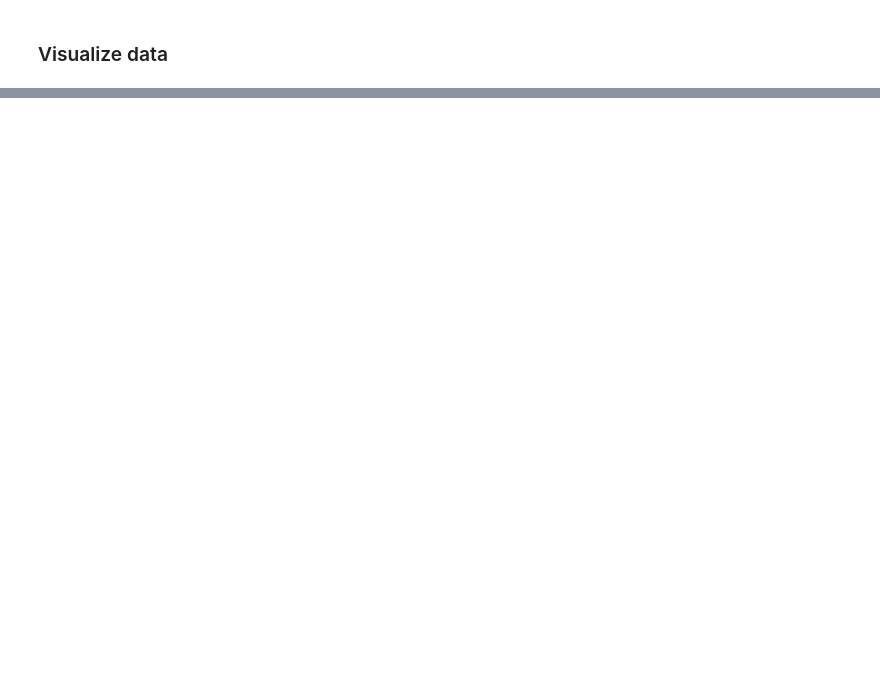
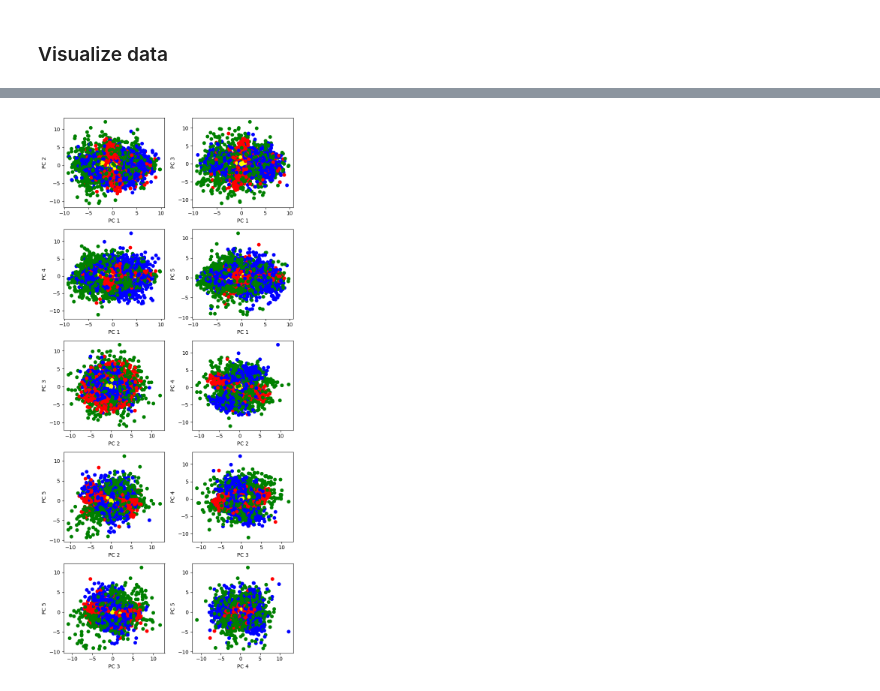
Before and after one commit to TiagoCAAmorim/machine_learning, a Jupyter notebook: Lista02/Lista02.ipynb, the cells around one changed output, grey strips where cells are left out. Cells and saved outputs as stored; diff of their text form; code cells hidden in the pictures; blank space fills up the shorter version.

```diff
--- a/Lista02/Lista02.ipynb
+++ b/Lista02/Lista02.ipynb
@@ -797,0 +831,4 @@ plt.show()
+# %%
+plot_reduced_data_subplots(X_raw, 5)
+# %% [output]
+[figure, added]
```
Also changed, not shown: parts of 13 cells of this notebook, 2 other files.
